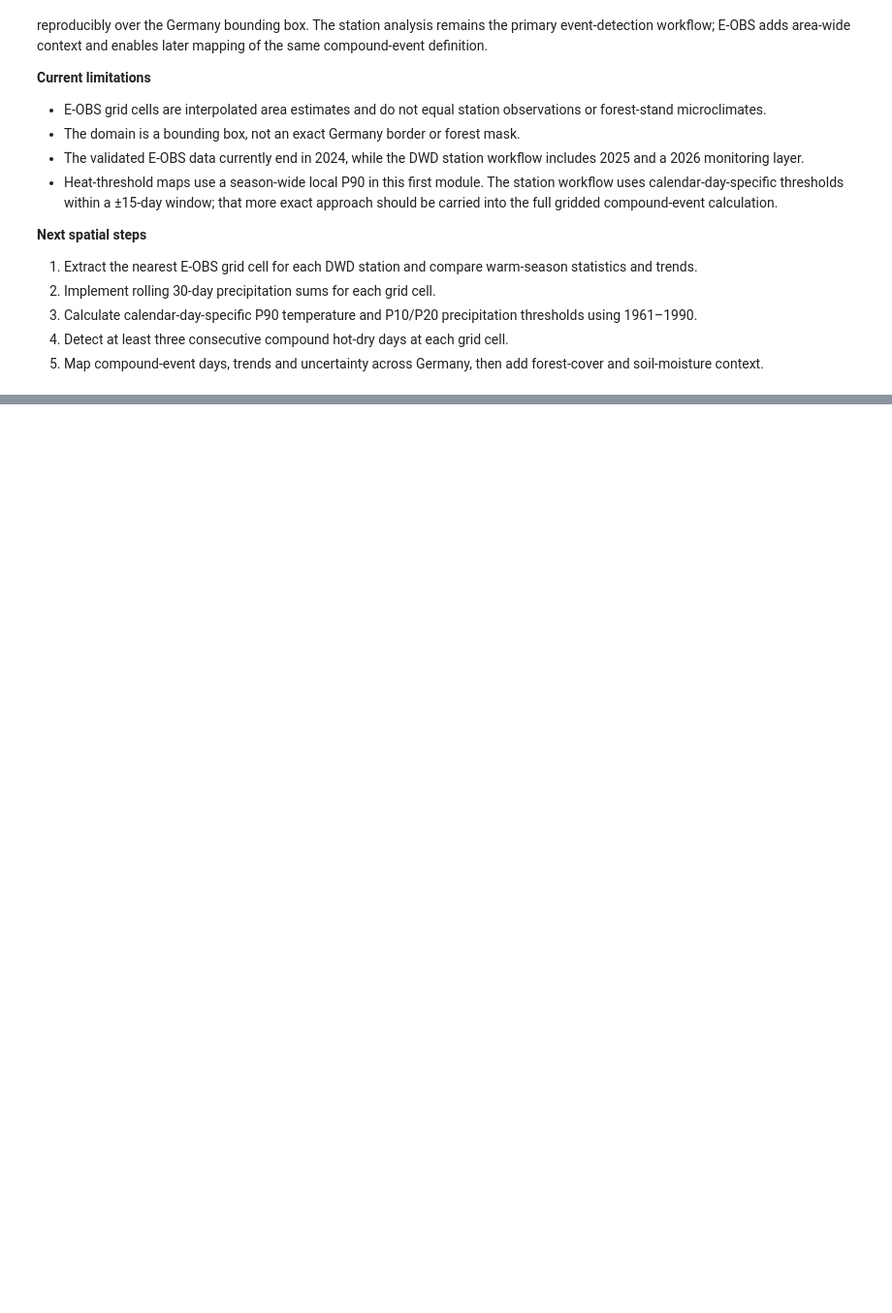
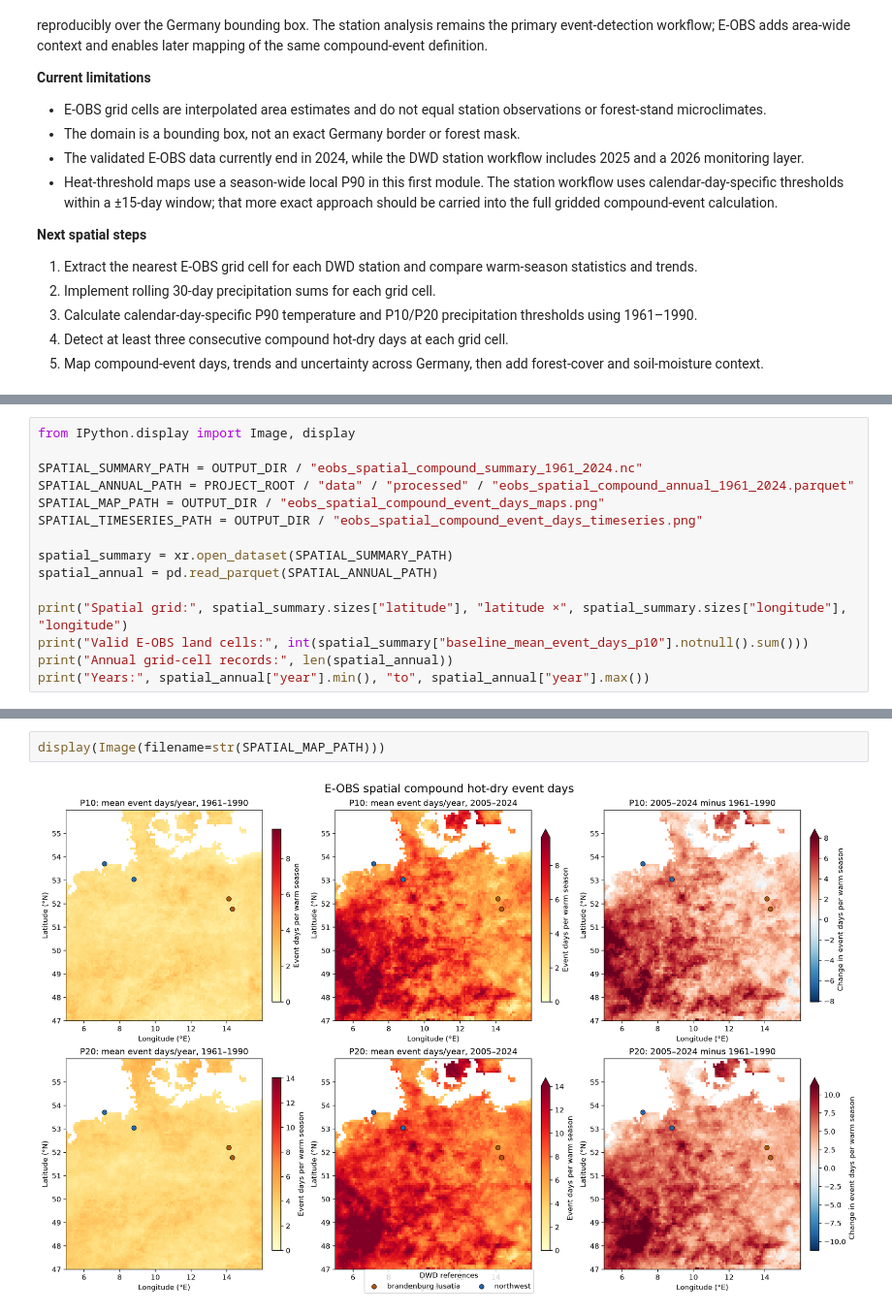
Before and after one commit to abraxasaurum/compound-hot-dry-events-germany, a Jupyter notebook: notebooks/02_eobs_spatial_compound_hot_dry.ipynb, the cells around one changed output, grey strips where cells are left out. Shown at 97% size. Saved outputs shown, nothing was run; the diff lists cells and outputs as text; blank space fills up the shorter version.

Commit message:
Add spatial E-OBS compound hot-dry analysis

```diff
--- a/notebooks/02_eobs_spatial_compound_hot_dry.ipynb
+++ b/notebooks/02_eobs_spatial_compound_hot_dry.ipynb
@@ -332,0 +351,15 @@ This initial spatial module is deliberately descriptive. It establishes that the
+# %%
+from IPython.display import Image, display
+
+SPATIAL_SUMMARY_PATH = OUTPUT_DIR / "eobs_spatial_compound_summary_1961_2024.nc"
+SPATIAL_ANNUAL_PATH = PROJECT_ROOT / "data" / "processed" / "eobs_spatial_compound_annual_1961_2024.parquet"
+SPATIAL_MAP_PATH = OUTPUT_DIR / "eobs_spatial_compound_event_days_maps.png"
+SPATIAL_TIMESERIES_PATH = OUTPUT_DIR / "eobs_spatial_compound_event_days_timeseries.png"
+
+spatial_summary = xr.open_dataset(SPATIAL_SUMMARY_PATH)
+spatial_annual = pd.read_parquet(SPATIAL_ANNUAL_PATH)
+
+print("Spatial grid:", spatial_summary.sizes["latitude"], "latitude ×", spatial_summary.sizes["longitude"], "longitude")
+print("Valid E-OBS land cells:", int(spatial_summary["baseline_mean_event_days_p10"].notnull().sum()))
+print("Annual grid-cell records:", len(spatial_annual))
+print("Years:", spatial_annual["year"].min(), "to", spatial_annual["year"].max())
@@ -332,0 +403,4 @@ This initial spatial module is deliberately descriptive. It establishes that the
+# %%
+display(Image(filename=str(SPATIAL_MAP_PATH)))
+# %% [output]
+[figure, added]
```
Also changed, not shown: parts of 7 cells of this notebook, 2 other files.
